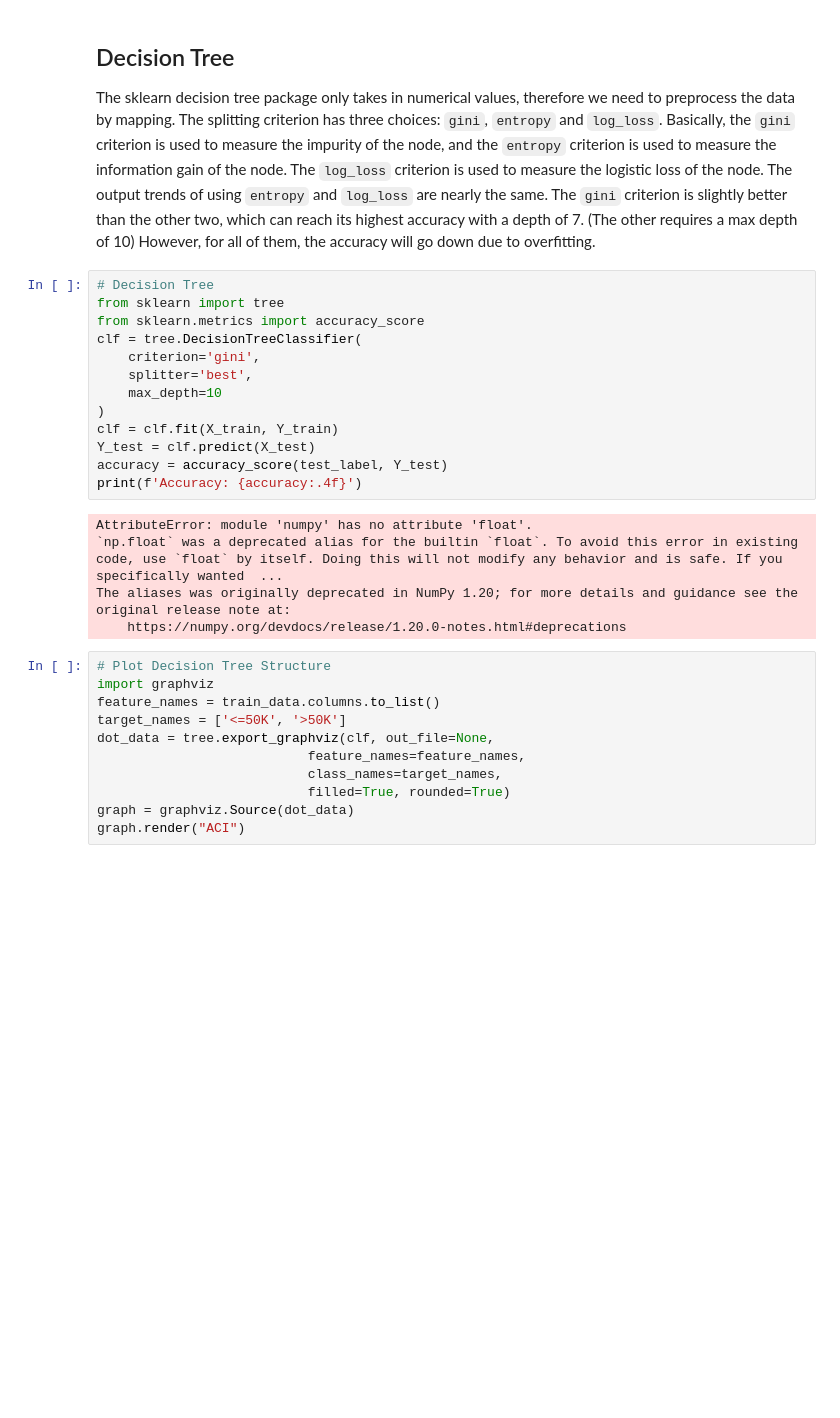
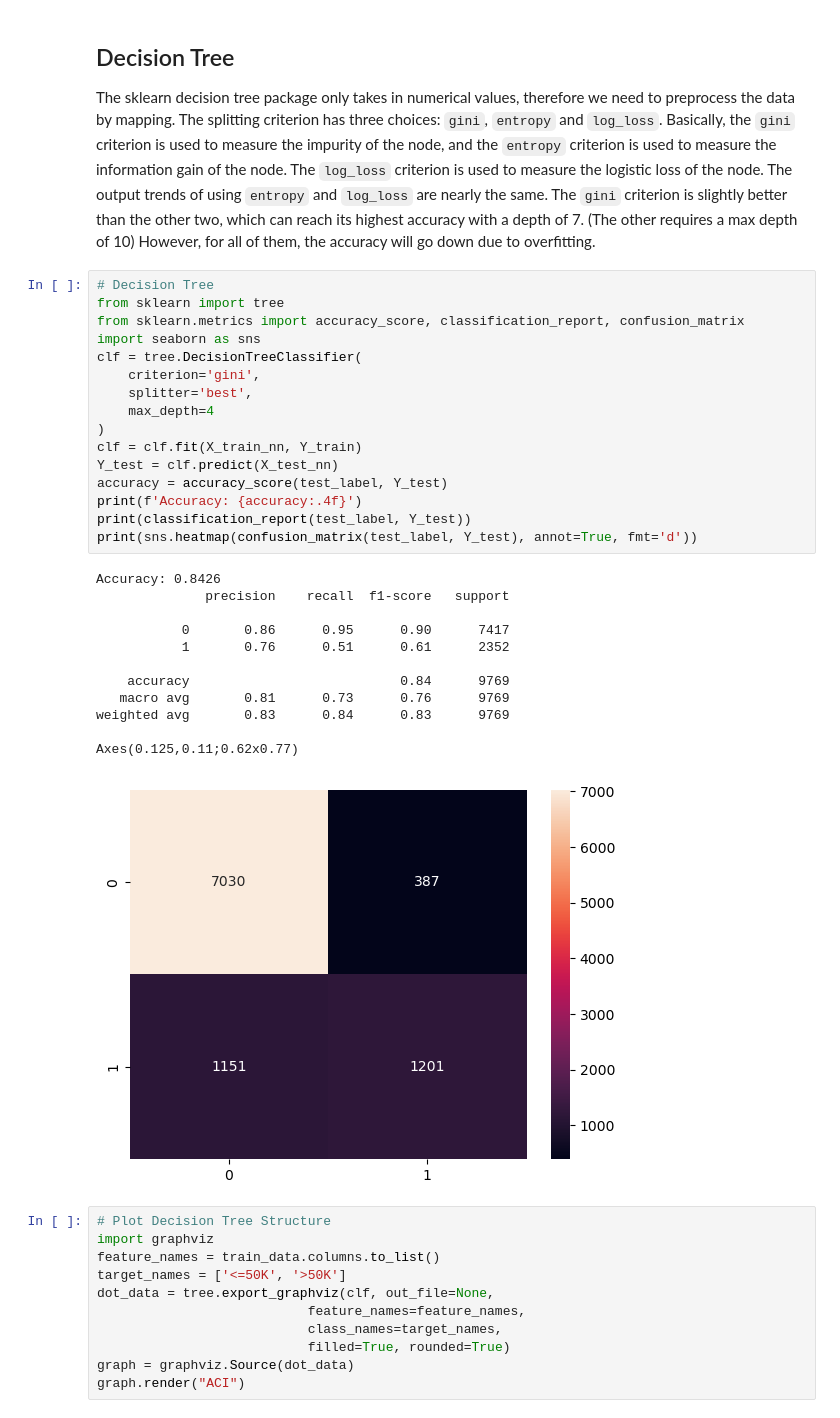
Before and after one commit to Jaredanwolfgang/CS311_Project3_Machine_Learning, a Jupyter notebook: model.ipynb, the cells around one changed output. Drawn from its saved outputs; the diff is of its cells as text; blank space fills up the shorter version.

```diff
--- a/model.ipynb
+++ b/model.ipynb
@@ -468,21 +473,32 @@ The sklearn decision tree package only takes in numerical values, therefore we n
 # %%
 # Decision Tree
 from sklearn import tree
-from sklearn.metrics import accuracy_score
+from sklearn.metrics import accuracy_score, classification_report, confusion_matrix
+import seaborn as sns
 clf = tree.DecisionTreeClassifier(
     criterion='gini',
     splitter='best',
-    max_depth=10
+    max_depth=4
 )
-clf = clf.fit(X_train, Y_train)
-Y_test = clf.predict(X_test)
+clf = clf.fit(X_train_nn, Y_train)
+Y_test = clf.predict(X_test_nn)
 accuracy = accuracy_score(test_label, Y_test)
 print(f'Accuracy: {accuracy:.4f}')
+print(classification_report(test_label, Y_test))
+print(sns.heatmap(confusion_matrix(test_label, Y_test), annot=True, fmt='d'))
 # %% [output]
-AttributeError: module 'numpy' has no attribute 'float'.
-`np.float` was a deprecated alias for the builtin `float`. To avoid this error in existing code, use `float` by itself. Doing this will not modify any behavior and is safe. If you specifically wanted  ...
-The aliases was originally deprecated in NumPy 1.20; for more details and guidance see the original release note at:
-    https://numpy.org/devdocs/release/1.20.0-notes.html#deprecations
+Accuracy: 0.8426
+              precision    recall  f1-score   support
+
+           0       0.86      0.95      0.90      7417
+           1       0.76      0.51      0.61      2352
+
+    accuracy                           0.84      9769
+   macro avg       0.81      0.73      0.76      9769
+weighted avg       0.83      0.84      0.83      9769
+
+Axes(0.125,0.11;0.62x0.77)
+[figure, added]
 # %%
 # Plot Decision Tree Structure
 import graphviz
```
Also changed, not shown: parts of 9 cells of this notebook, 3 other files.
